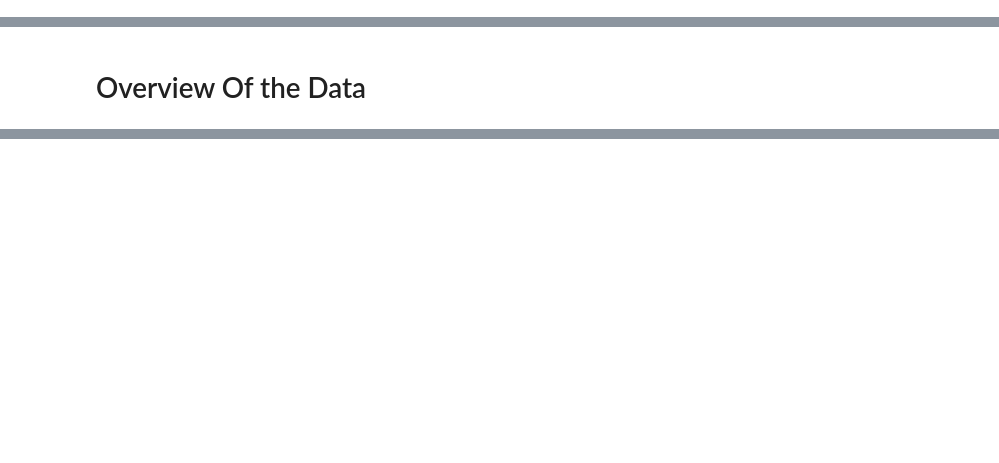
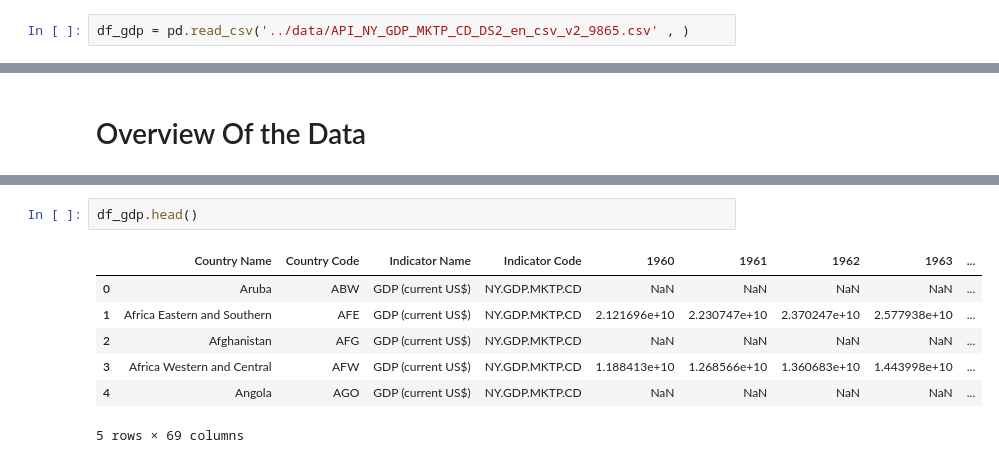
Before and after one commit to Bereket-07/Change-point-analysis-and-statistical-modelling-of-time-series-data-for-Birhan-Energies, a Jupyter notebook: notebooks/eda.ipynb, the cells around one changed output, grey strips where cells are left out. Saved outputs shown, nothing was run; the diff lists cells and outputs as text; blank space fills up the shorter version.

```diff
--- a/notebooks/eda.ipynb
+++ b/notebooks/eda.ipynb
@@ -11,0 +11,2 @@ INFO:eda:loading the data
+# %%
+df_gdp = pd.read_csv('../data/API_NY_GDP_MKTP_CD_DS2_en_csv_v2_9865.csv' , )
@@ -30,0 +65,10 @@ dtype: object
+# %%
+df_gdp.head()
+# %% [output]
+|  | Country Name | Country Code | Indicator Name | Indicator Code | 1960 | 1961 | 1962 | 1963 | ... |
+| 0 | Aruba | ABW | GDP (current US$) | NY.GDP.MKTP.CD | NaN | NaN | NaN | NaN | ... |
+| 1 | Africa Eastern and Southern | AFE | GDP (current US$) | NY.GDP.MKTP.CD | 2.121696e+10 | 2.230747e+10 | 2.370247e+10 | 2.577938e+10 | ... |
+| 2 | Afghanistan | AFG | GDP (current US$) | NY.GDP.MKTP.CD | NaN | NaN | NaN | NaN | ... |
+| 3 | Africa Western and Central | AFW | GDP (current US$) | NY.GDP.MKTP.CD | 1.188413e+10 | 1.268566e+10 | 1.360683e+10 | 1.443998e+10 | ... |
+| 4 | Angola | AGO | GDP (current US$) | NY.GDP.MKTP.CD | NaN | NaN | NaN | NaN | ... |
+5 rows × 69 columns
```
Also changed, not shown: parts of 29 cells of this notebook, 7 other files.
